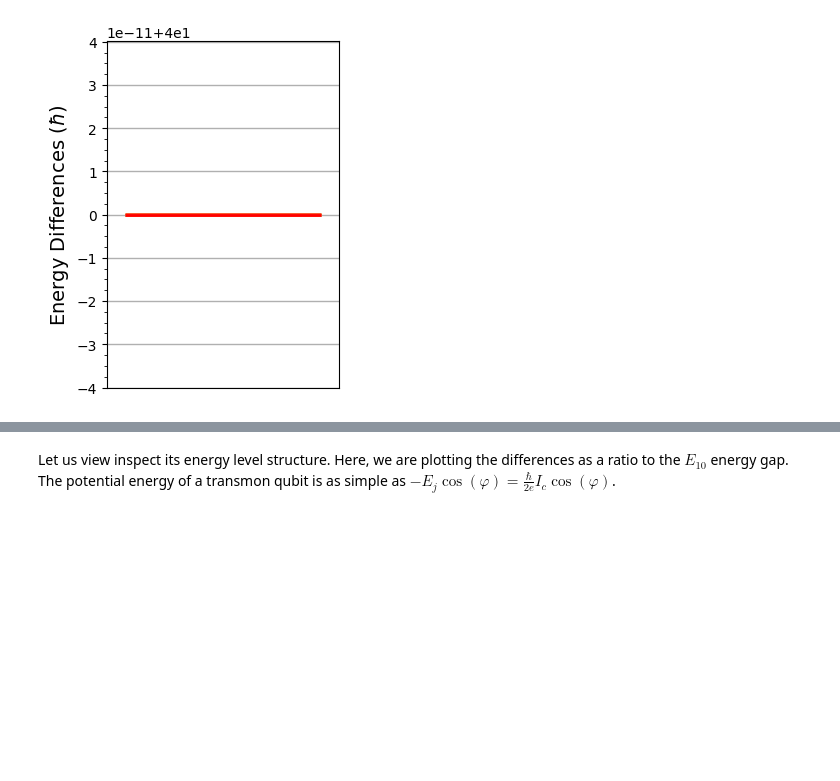
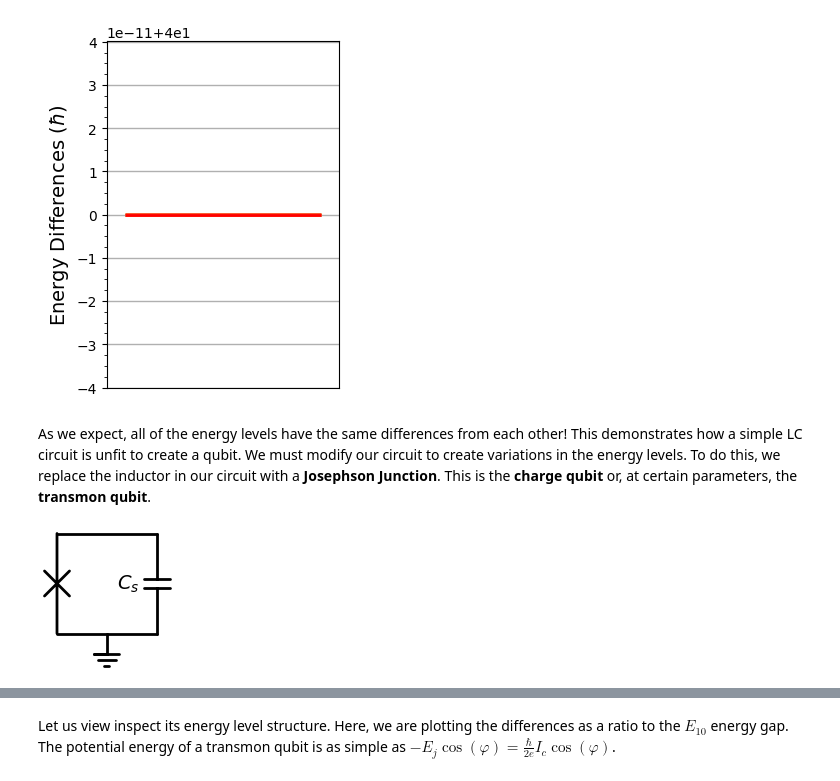
Before and after one commit to Khosmos3/Superconducting-Qubits, a Jupyter notebook: superconducting.ipynb, the cells around one changed output, grey strips where cells are left out. Saved outputs shown, nothing was run; the diff lists cells and outputs as text; code cells hidden in the pictures; blank space fills up the shorter version.

```diff
--- a/superconducting.ipynb
+++ b/superconducting.ipynb
@@ -117,3 +132,16 @@ plot_differences(energies)
 (<Figure size 300x450 with 1 Axes>,
  <Axes: ylabel='Energy Differences ($\\hbar$)'>)
 [figure]
+# %% [markdown]
+As we expect, all of the energy levels have the same differences from each other! This demonstrates how a simple LC circuit is unfit to create a qubit. We must modify our circuit to create variations in the energy levels. To do this, we replace the inductor in our circuit with a **Josephson Junction**. This is the **charge qubit** or, at certain parameters, the **transmon qubit**.
+# %%
+with schemdraw.Drawing() as d:
+    d.config(unit=2)
+    elm.Line().right()
+    elm.Capacitor().down().label(r"$C_s$")
+    elm.Line().left().length(1)
+    elm.Ground()
+    elm.Line().left().length(1)
+    elm.Josephson().up()
+# %% [output]
+[figure, added]
```
Also changed, not shown: parts of 12 cells of this notebook.
